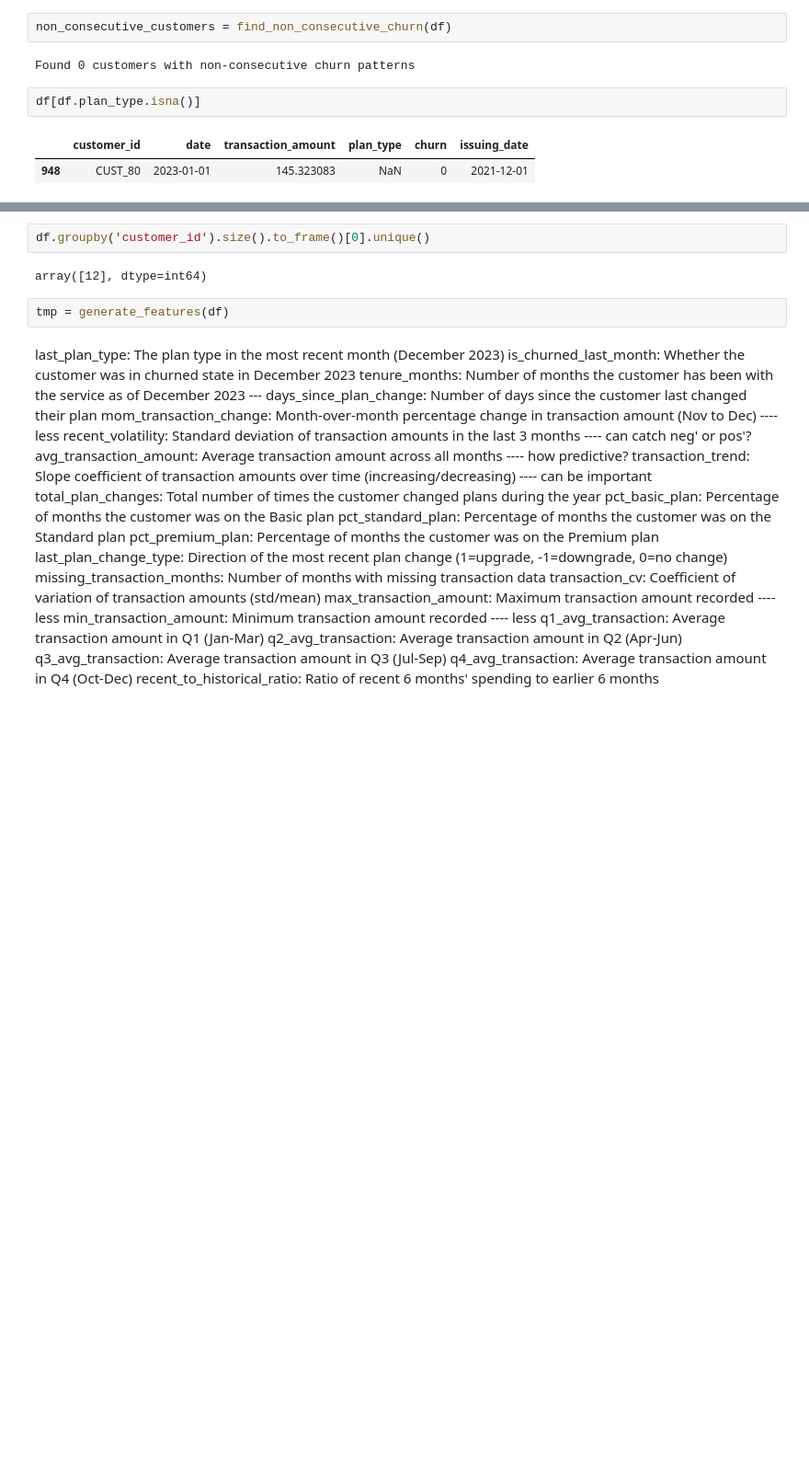
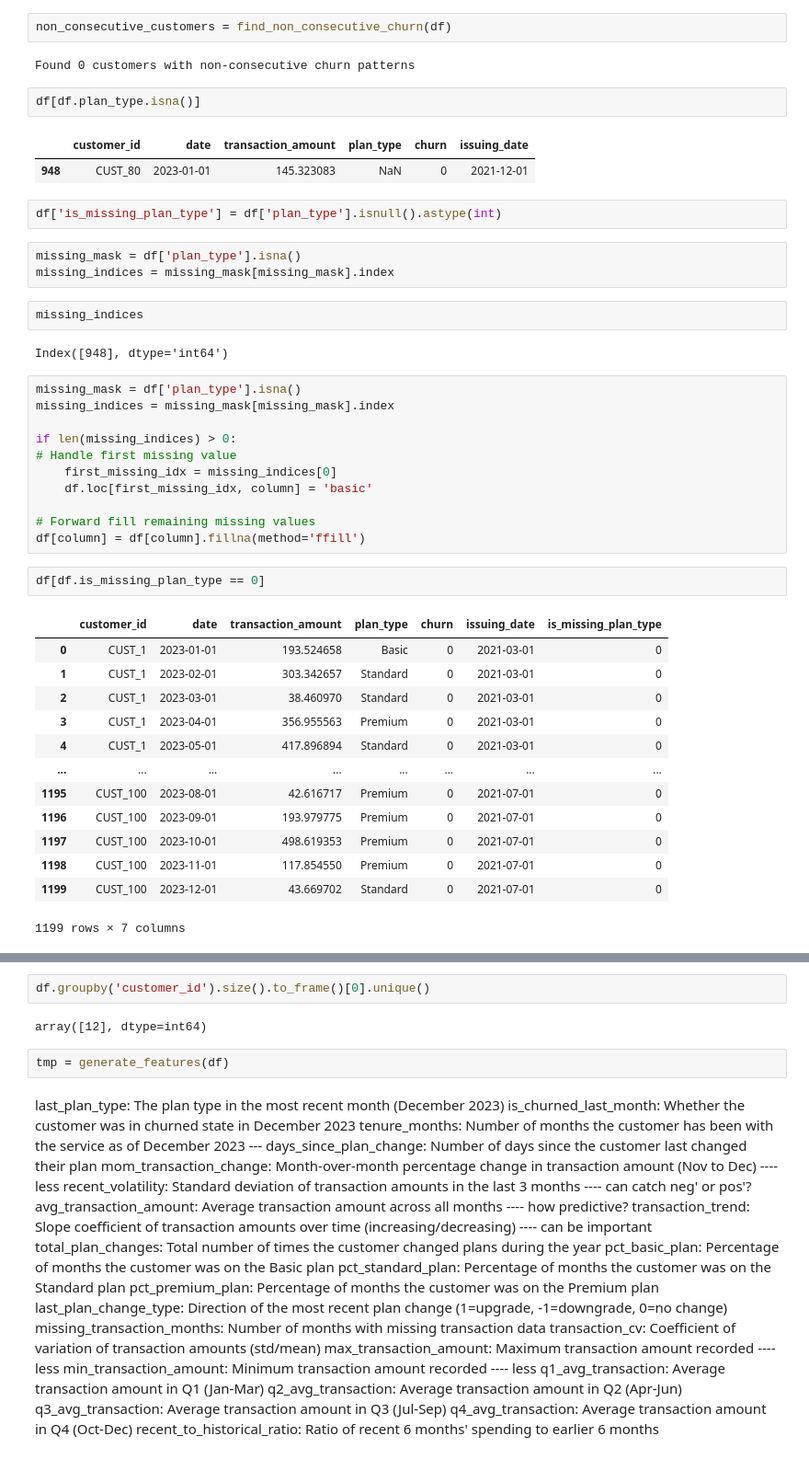
Before and after one commit to arkadymankovsky/customer-churn-classification, a Jupyter notebook: exercise.ipynb, the cells around one changed output, grey strips where cells are left out. Shown at 92% size. Cells and saved outputs as stored; diff of their text form; blank space fills up the shorter version.

```diff
--- a/exercise.ipynb
+++ b/exercise.ipynb
@@ -621,3 +621,39 @@ df[df.plan_type.isna()]
 # %% [output]
 |  | customer_id | date | transaction_amount | plan_type | churn | issuing_date |
 | 948 | CUST_80 | 2023-01-01 | 145.323083 | NaN | 0 | 2021-12-01 |
+# %%
+df['is_missing_plan_type'] = df['plan_type'].isnull().astype(int)
+# %%
+missing_mask = df['plan_type'].isna()
+missing_indices = missing_mask[missing_mask].index
+# %%
+missing_indices
+# %% [output]
+Index([948], dtype='int64')
+# %%
+missing_mask = df['plan_type'].isna()
+missing_indices = missing_mask[missing_mask].index
+
+if len(missing_indices) > 0:
+# Handle first missing value
+    first_missing_idx = missing_indices[0]
+    df.loc[first_missing_idx, column] = 'basic'
+
+# Forward fill remaining missing values
+df[column] = df[column].fillna(method='ffill')
+# %%
+df[df.is_missing_plan_type == 0]
+# %% [output]
+|  | customer_id | date | transaction_amount | plan_type | churn | issuing_date | is_missing_plan_type |
+| 0 | CUST_1 | 2023-01-01 | 193.524658 | Basic | 0 | 2021-03-01 | 0 |
+| 1 | CUST_1 | 2023-02-01 | 303.342657 | Standard | 0 | 2021-03-01 | 0 |
+| 2 | CUST_1 | 2023-03-01 | 38.460970 | Standard | 0 | 2021-03-01 | 0 |
+| 3 | CUST_1 | 2023-04-01 | 356.955563 | Premium | 0 | 2021-03-01 | 0 |
+| 4 | CUST_1 | 2023-05-01 | 417.896894 | Standard | 0 | 2021-03-01 | 0 |
+| ... | ... | ... | ... | ... | ... | ... | ... |
+| 1195 | CUST_100 | 2023-08-01 | 42.616717 | Premium | 0 | 2021-07-01 | 0 |
+| 1196 | CUST_100 | 2023-09-01 | 193.979775 | Premium | 0 | 2021-07-01 | 0 |
+| 1197 | CUST_100 | 2023-10-01 | 498.619353 | Premium | 0 | 2021-07-01 | 0 |
+| 1198 | CUST_100 | 2023-11-01 | 117.854550 | Premium | 0 | 2021-07-01 | 0 |
+| 1199 | CUST_100 | 2023-12-01 | 43.669702 | Standard | 0 | 2021-07-01 | 0 |
+1199 rows × 7 columns
```
Also changed, not shown: parts of 4 cells of this notebook, 1 other file.
